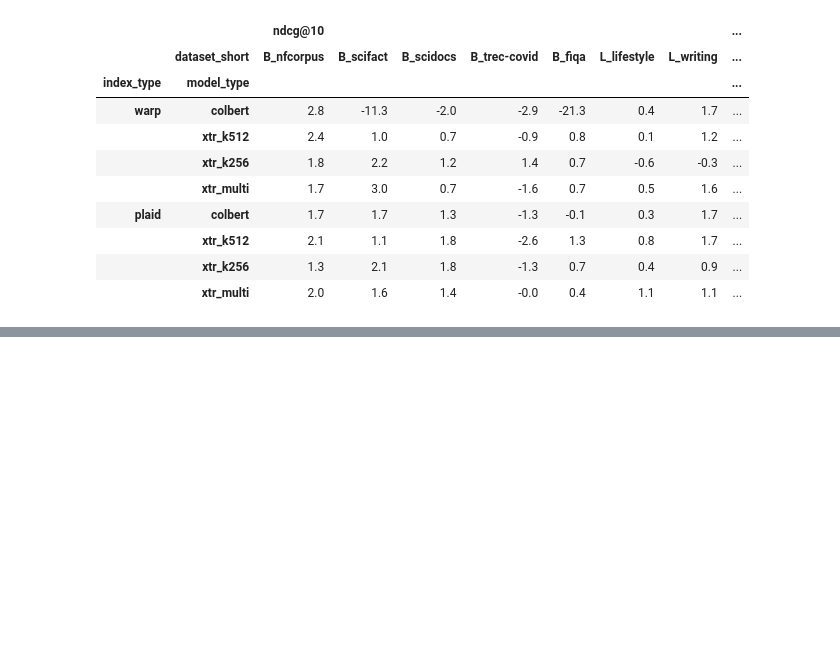
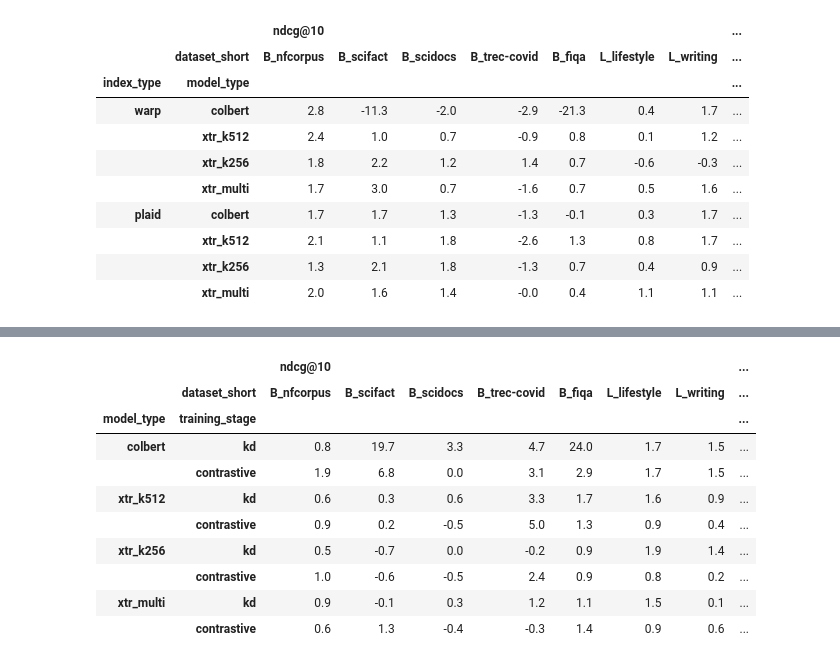
Before and after one commit to robro612/pylate, a Jupyter notebook: eval_analysis.ipynb, the cells around one changed output, grey strips where cells are left out. Saved outputs shown, nothing was run; the diff lists cells and outputs as text; code cells hidden in the pictures; blank space fills up the shorter version.

```diff
--- a/eval_analysis.ipynb
+++ b/eval_analysis.ipynb
@@ -232,0 +177,22 @@ plt.show()
+# %%
+# Compute delta between 'plaid' and 'warp' for each (model_type, training_stage)
+# The resulting pt_delta has the same columns as pt, but the index is (model_type, training_stage)
+pt_plaid = pt.xs('plaid', level='index_type')
+pt_warp = pt.xs('warp', level='index_type')
+pt_delta = pt_plaid - pt_warp
+pt_delta.index.names = ['model_type', 'training_stage']
+
+# Optionally format the output (as before)
+pt_delta.style.format('{:.1f}')
+# %% [output]
+|  |  | ndcg@10 |  |  |  |  |  |  | ... |
+|  | dataset_short | B_nfcorpus | B_scifact | B_scidocs | B_trec-covid | B_fiqa | L_lifestyle | L_writing | ... |
+| model_type | training_stage |  |  |  |  |  |  |  | ... |
+| colbert | kd | 0.8 | 19.7 | 3.3 | 4.7 | 24.0 | 1.7 | 1.5 | ... |
+|  | contrastive | 1.9 | 6.8 | 0.0 | 3.1 | 2.9 | 1.7 | 1.5 | ... |
+| xtr_k512 | kd | 0.6 | 0.3 | 0.6 | 3.3 | 1.7 | 1.6 | 0.9 | ... |
+|  | contrastive | 0.9 | 0.2 | -0.5 | 5.0 | 1.3 | 0.9 | 0.4 | ... |
+| xtr_k256 | kd | 0.5 | -0.7 | 0.0 | -0.2 | 0.9 | 1.9 | 1.4 | ... |
+|  | contrastive | 1.0 | -0.6 | -0.5 | 2.4 | 0.9 | 0.8 | 0.2 | ... |
+| xtr_multi | kd | 0.9 | -0.1 | 0.3 | 1.2 | 1.1 | 1.5 | 0.1 | ... |
+|  | contrastive | 0.6 | 1.3 | -0.4 | -0.3 | 1.4 | 0.9 | 0.6 | ... |
```
Also changed, not shown: parts of 20 cells of this notebook, 9 other files.
